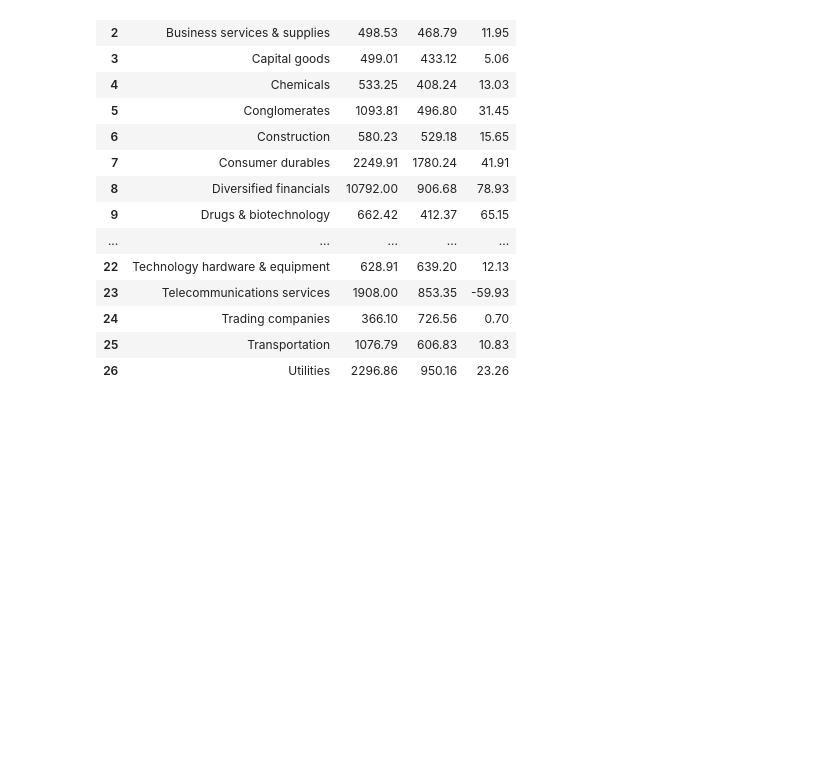
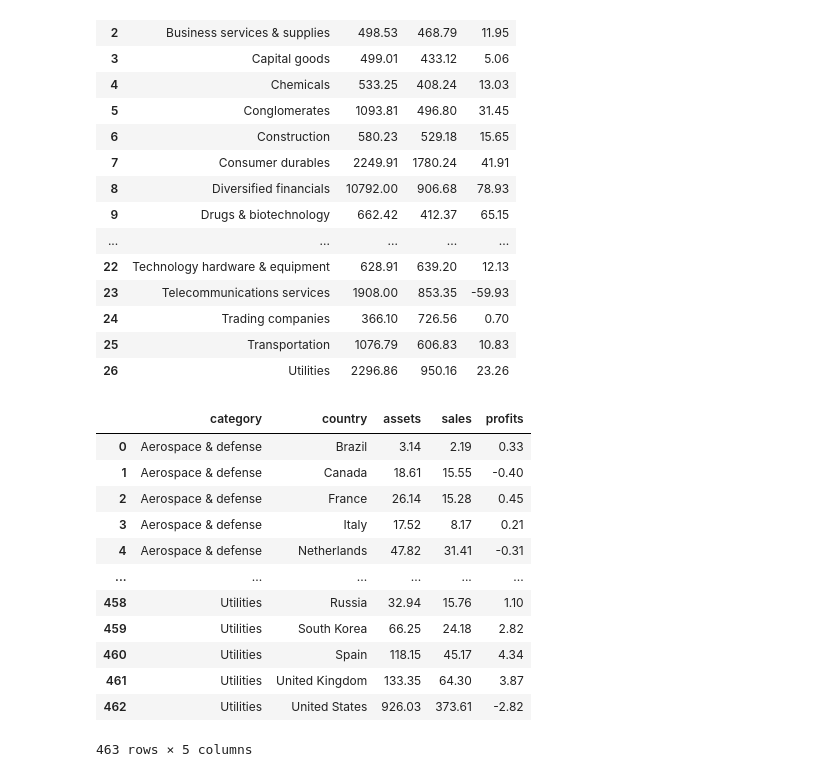
Before and after one commit to luanans/Bootcamp-WoMakersCode, a Jupyter notebook: Desafio_Python_Pandas/Exercicio_GroupBy.ipynb, the cells around one changed output. Drawn from its saved outputs; the diff is of its cells as text; code cells hidden in the pictures; blank space fills up the shorter version.

```diff
--- a/Desafio_Python_Pandas/Exercicio_GroupBy.ipynb
+++ b/Desafio_Python_Pandas/Exercicio_GroupBy.ipynb
@@ -77,4 +77,18 @@ df.groupby(['category'], as_index=False)[['assets', 'sales', 'profits']].sum()
 | 26 | Utilities | 2296.86 | 950.16 | 23.26 |
 # %%
 # Grupos como colunas
-df.groupby('caregory')['']
+df.groupby(['category', 'country'], as_index=False)[['assets', 'sales', 'profits']].sum()
+# %% [output]
+|  | category | country | assets | sales | profits |
+| 0 | Aerospace & defense | Brazil | 3.14 | 2.19 | 0.33 |
+| 1 | Aerospace & defense | Canada | 18.61 | 15.55 | -0.40 |
+| 2 | Aerospace & defense | France | 26.14 | 15.28 | 0.45 |
+| 3 | Aerospace & defense | Italy | 17.52 | 8.17 | 0.21 |
+| 4 | Aerospace & defense | Netherlands | 47.82 | 31.41 | -0.31 |
+| ... | ... | ... | ... | ... | ... |
+| 458 | Utilities | Russia | 32.94 | 15.76 | 1.10 |
+| 459 | Utilities | South Korea | 66.25 | 24.18 | 2.82 |
+| 460 | Utilities | Spain | 118.15 | 45.17 | 4.34 |
+| 461 | Utilities | United Kingdom | 133.35 | 64.30 | 3.87 |
+| 462 | Utilities | United States | 926.03 | 373.61 | -2.82 |
+463 rows × 5 columns
```
Also changed, not shown: parts of 3 cells of this notebook, 1 other file.
